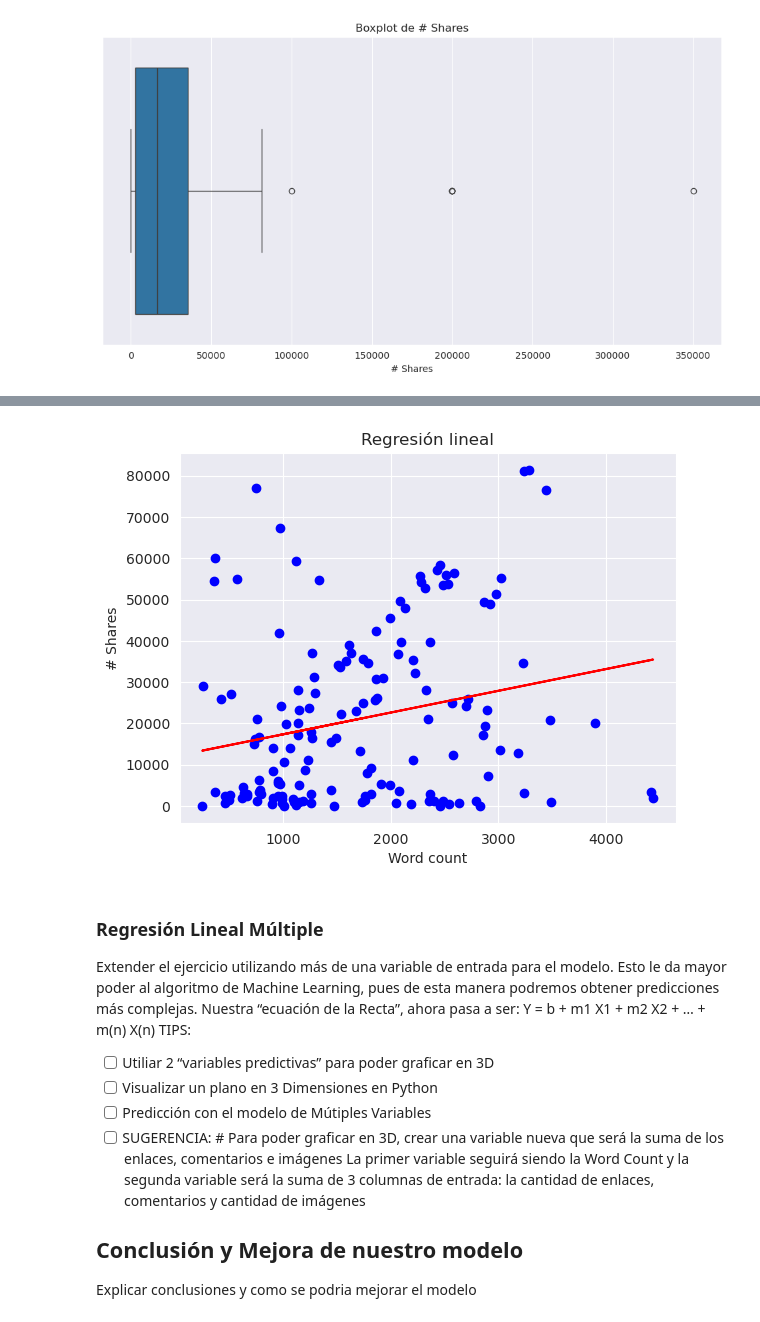
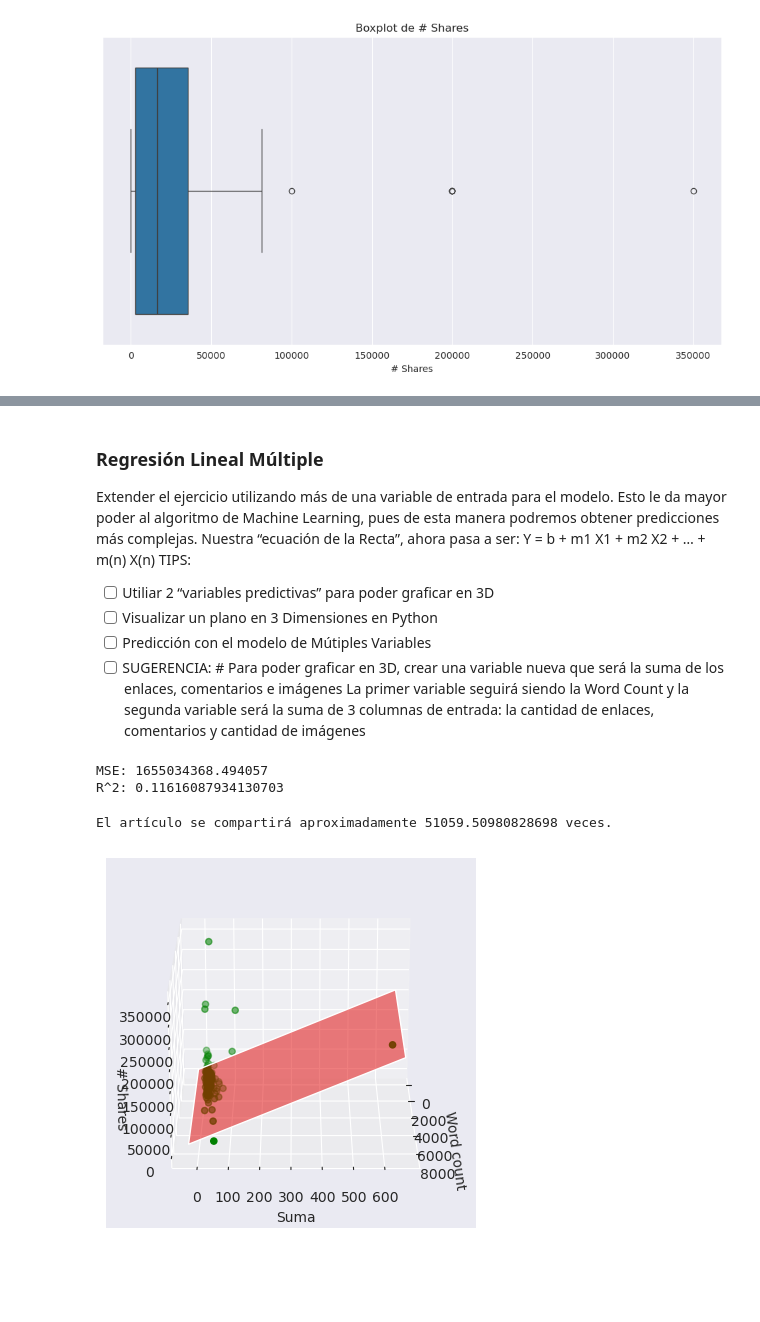
Before and after one commit to thejoresp/ModelaIA, a Jupyter notebook: modelado.ipynb, the cells around one changed output, grey strips where cells are left out. Drawn from its saved outputs; the diff is of its cells as text; code cells hidden in the pictures; blank space fills up the shorter version.

```diff
--- a/modelado.ipynb
+++ b/modelado.ipynb
@@ -267,25 +292,3 @@ R^2: 0.0521
-# %%
-# Definir los datos
-X = articulos[['Word count']]
-y = articulos['# Shares']
-
-# Crear y entrenar el modelo
-regresion_lineal = LinearRegression()
-modelo = regresion_lineal.fit(X, y)
-
-# Realizar predicciones
-y_pred = modelo.predict(X)
-
-# Graficar los datos originales y la línea de tendencia
-plt.scatter(X, y, color='blue')  # puntos de datos originales
-plt.plot(X, y_pred, color='red')  # línea de tendencia
-
-plt.title('Regresión lineal')
-plt.xlabel('Word count')
-plt.ylabel('# Shares')
-plt.show()
-# %% [output]
-[figure, removed]
 # %% [markdown]
 ### Regresión Lineal Múltiple
 Extender el ejercicio utilizando más de una variable de entrada para el modelo. Esto le da mayor poder al algoritmo de Machine Learning, pues de esta manera podremos obtener predicciones más complejas.
@@ -297,5 +300,53 @@ TIPS:
 - [ ] Predicción con el modelo de Mútiples Variables
 - [ ] SUGERENCIA: # Para poder graficar en 3D, crear una variable nueva que será la suma de los enlaces, comentarios e imágenes
 La primer variable seguirá siendo la Word Count y la segunda variable será la suma de 3 columnas de entrada: la cantidad de enlaces, comentarios y cantidad de imágenes
-## Conclusión y Mejora de nuestro modelo
-Explicar conclusiones y como se podria mejorar el modelo
+# %%
+# Creo una nueva columna que es la suma de '# of Links', '# of comments' y '# Images video'
+normal['Suma'] = normal['# of Links'] + normal['# of comments'] + normal['# Images video']
+
+X = normal[['Word count', 'Suma']]
+y = normal['# Shares']
+
+modelo = LinearRegression()
+modelo.fit(X, y)
+
+y_pred = modelo.predict(X)
+# %%
+
+mse = mean_squared_error(y, y_pred)
+print(f"MSE: {mse}")
+
+r2 = r2_score(y, y_pred)
+print(f"R^2: {r2}")
+# %% [output]
+MSE: 1655034368.494057
+R^2: 0.11616087934130703
+# %%
+nuevo_articulo = pd.DataFrame([[2000, 100]], columns=['Word count', 'Suma'])
+
+prediccion = modelo.predict(nuevo_articulo)
+
+print(f"El artículo se compartirá aproximadamente {prediccion[0]} veces.")
+# %% [output]
+El artículo se compartirá aproximadamente 51059.50980828698 veces.
+# %%
+fig = plt.figure()
+ax = fig.add_subplot(111, projection='3d')
+
+ax.scatter(normal['Word count'], normal['Suma'], y, color='green')
+
+x1 = np.array(ax.get_xlim())
+x2 = np.array(ax.get_ylim())
+xx1, xx2 = np.meshgrid(x1, x2)
+yy = modelo.intercept_ + modelo.coef_[0]*xx1 + modelo.coef_[1]*xx2
+ax.plot_surface(xx1, xx2, yy, color='red', alpha=0.5)
+
+ax.set_xlabel('Word count')
+ax.set_ylabel('Suma')
+ax.set_zlabel('# Shares')
+
+ax.view_init(elev=20, azim=0)
+
+plt.show()
+# %% [output]
+[figure, added]
```
Also changed, not shown: parts of 24 cells of this notebook.
